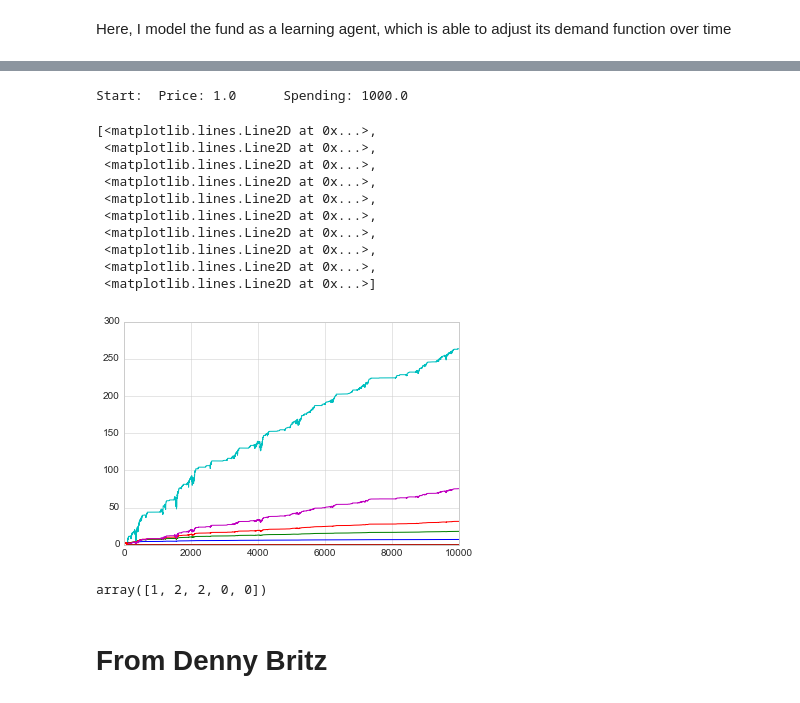
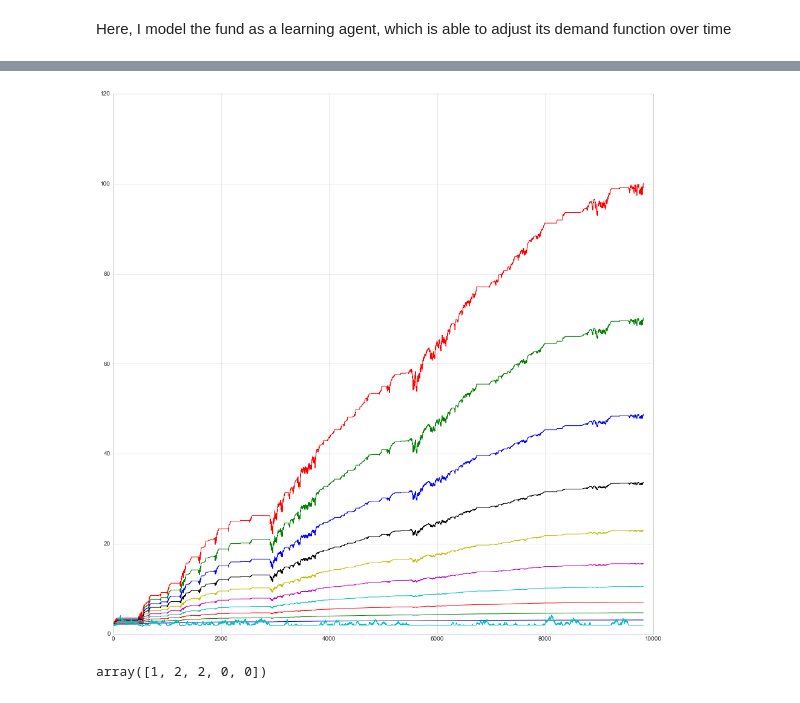
Before and after one commit to sertainly/intelligent_fund_via_RL, a Jupyter notebook: learning_fund.ipynb, the cells around one changed output, grey strips where cells are left out. Drawn from its saved outputs; the diff is of its cells as text; code cells hidden in the pictures.

```diff
--- a/learning_fund.ipynb
+++ b/learning_fund.ipynb
@@ -100,2 +100,18 @@ class Env:
 
         return current_wealth
+# %%
+
+env.reset()
+for t in itertools.count():
+    #take a step in the environment
+    current_wealth = env.step(funds)
+
+    # record the current price and wealth of all funds
+    prices.append(env.p_t)
+    funds_wealth.append(current_wealth)
+
+    if t%1000 == 0:
+        print(env.done)
+
+    if env.done:
+        break
@@ -106,39 +140,6 @@ class Env:
-# %%
-prices = []
-funds_wealth = []
-
-# Create the environment
-
-
-number_of_funds = 10
-funds = [Fund((i+1)*5) for i in range(number_of_funds)]
-
-# set initial situation
-env = Env()
-env.reset()
-print("Start: \tPrice: {}\tSpending: {}".format(env.p_t, env.xi_t))
-
-for i in range(10000):
-    #take a step in the environment
-    current_wealth = env.step(funds)
-
-    # record the current price and wealth of all funds
-    prices.append(env.p_t)
-    funds_wealth.append(current_wealth)
-# %% [output]
-Start:  Price: 1.0      Spending: 1000.0
 # %%
+plt.figure(figsize=(16,16))
 plt.plot(funds_wealth);
 # %% [output]
-[<matplotlib.lines.Line2D at 0x...>,
- <matplotlib.lines.Line2D at 0x...>,
- <matplotlib.lines.Line2D at 0x...>,
- <matplotlib.lines.Line2D at 0x...>,
- <matplotlib.lines.Line2D at 0x...>,
- <matplotlib.lines.Line2D at 0x...>,
- <matplotlib.lines.Line2D at 0x...>,
- <matplotlib.lines.Line2D at 0x...>,
- <matplotlib.lines.Line2D at 0x...>,
- <matplotlib.lines.Line2D at 0x...>]
-[figure, old version]
+[figure, new version]
 # %%
@@ -151,8 +151,6 @@ for i_episode in range(num_episodes):
             demand =
 # %% [output]
 array([1, 2, 2, 0, 0])
-# %% [markdown]
-# From Denny Britz
 # %%
 class PolicyEstimator():
     """
```
Also changed, not shown: parts of 12 cells of this notebook, 2 other files.
